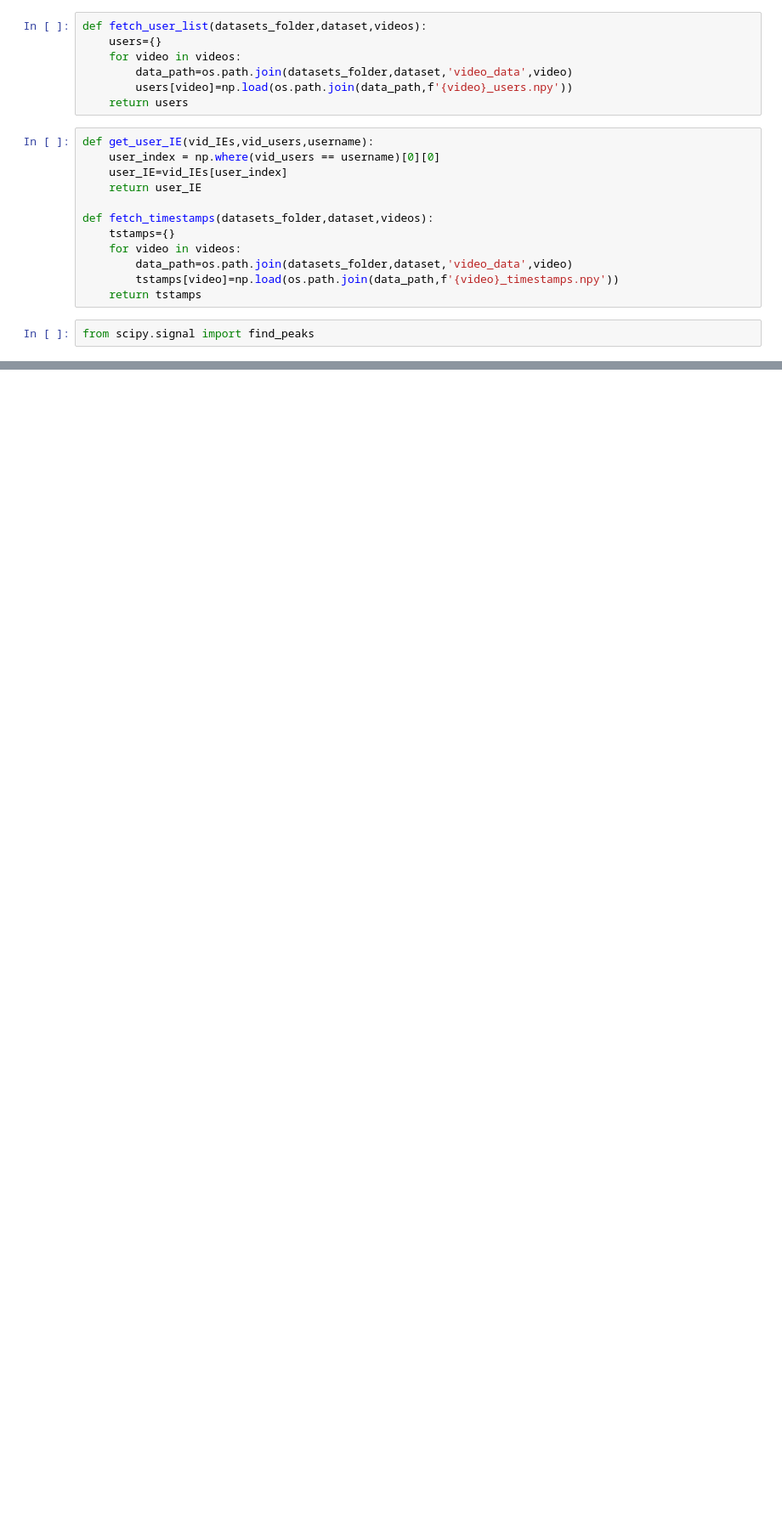
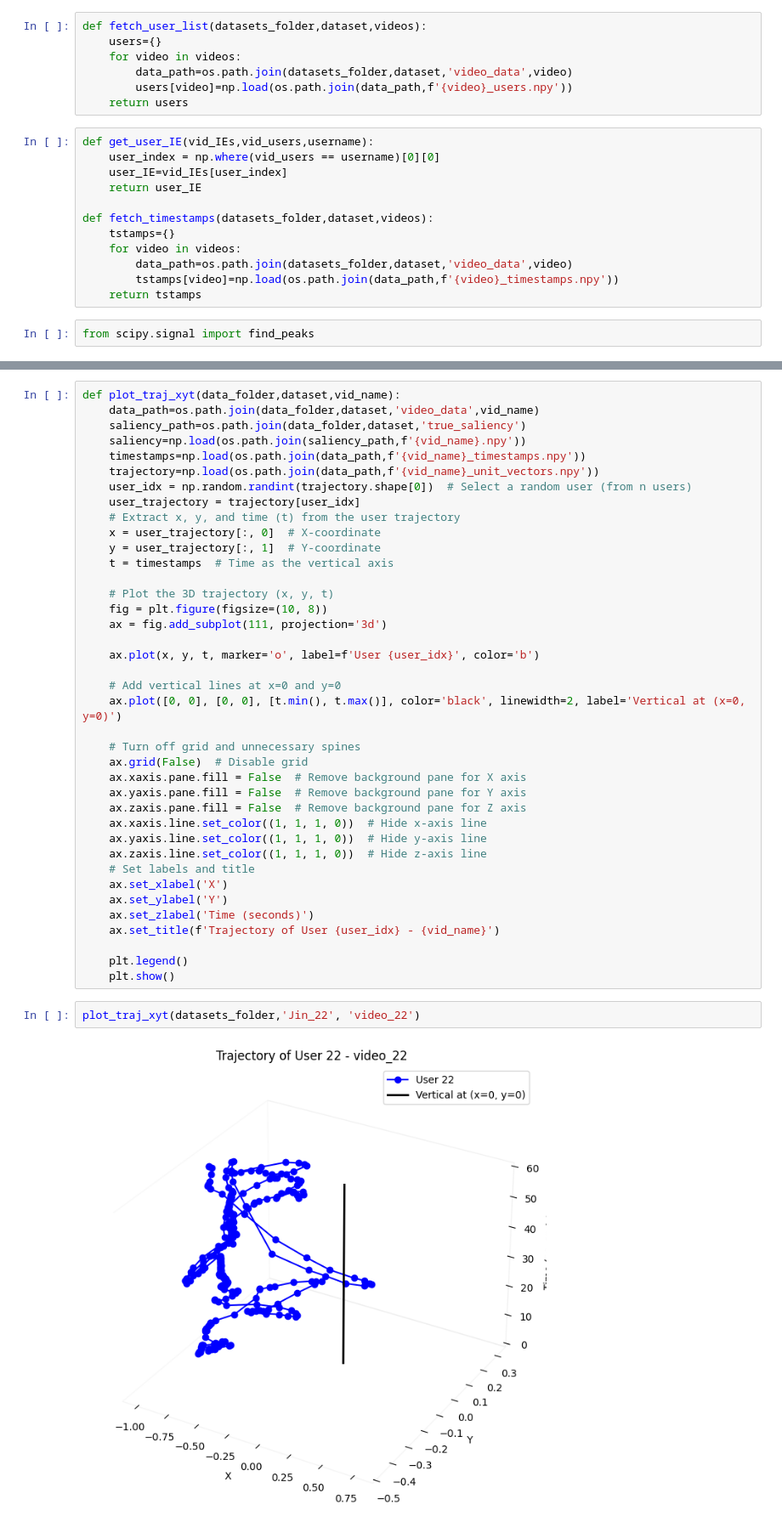
Before and after one commit to varun-pradhan-117/XR-pipeline, a Jupyter notebook: plotting.ipynb, the cells around one changed output, grey strips where cells are left out. Shown at 85% size. Drawn from its saved outputs; the diff is of its cells as text; blank space fills up the shorter version.

```diff
--- a/plotting.ipynb
+++ b/plotting.ipynb
@@ -839,0 +911,43 @@ plot_individual_performance(data_path,datasets[1])
+# %%
+def plot_traj_xyt(data_folder,dataset,vid_name):
+    data_path=os.path.join(data_folder,dataset,'video_data',vid_name)
+    saliency_path=os.path.join(data_folder,dataset,'true_saliency')
+    saliency=np.load(os.path.join(saliency_path,f'{vid_name}.npy'))
+    timestamps=np.load(os.path.join(data_path,f'{vid_name}_timestamps.npy'))
+    trajectory=np.load(os.path.join(data_path,f'{vid_name}_unit_vectors.npy'))
+    user_idx = np.random.randint(trajectory.shape[0])  # Select a random user (from n users)
+    user_trajectory = trajectory[user_idx]
+    # Extract x, y, and time (t) from the user trajectory
+    x = user_trajectory[:, 0]  # X-coordinate
+    y = user_trajectory[:, 1]  # Y-coordinate
+    t = timestamps  # Time as the vertical axis
+
+    # Plot the 3D trajectory (x, y, t)
+    fig = plt.figure(figsize=(10, 8))
+    ax = fig.add_subplot(111, projection='3d')
+
+    ax.plot(x, y, t, marker='o', label=f'User {user_idx}', color='b')
+
+    # Add vertical lines at x=0 and y=0
+    ax.plot([0, 0], [0, 0], [t.min(), t.max()], color='black', linewidth=2, label='Vertical at (x=0, y=0)')
+
+    # Turn off grid and unnecessary spines
+    ax.grid(False)  # Disable grid
+    ax.xaxis.pane.fill = False  # Remove background pane for X axis
+    ax.yaxis.pane.fill = False  # Remove background pane for Y axis
+    ax.zaxis.pane.fill = False  # Remove background pane for Z axis
+    ax.xaxis.line.set_color((1, 1, 1, 0))  # Hide x-axis line
+    ax.yaxis.line.set_color((1, 1, 1, 0))  # Hide y-axis line
+    ax.zaxis.line.set_color((1, 1, 1, 0))  # Hide z-axis line
+    # Set labels and title
+    ax.set_xlabel('X')
+    ax.set_ylabel('Y')
+    ax.set_zlabel('Time (seconds)')
+    ax.set_title(f'Trajectory of User {user_idx} - {vid_name}')
+
+    plt.legend()
+    plt.show()
+# %%
+plot_traj_xyt(datasets_folder,'Jin_22', 'video_22')
+# %% [output]
+[figure, added]
```
Also changed, not shown: parts of 17 cells of this notebook, 16 other files.
